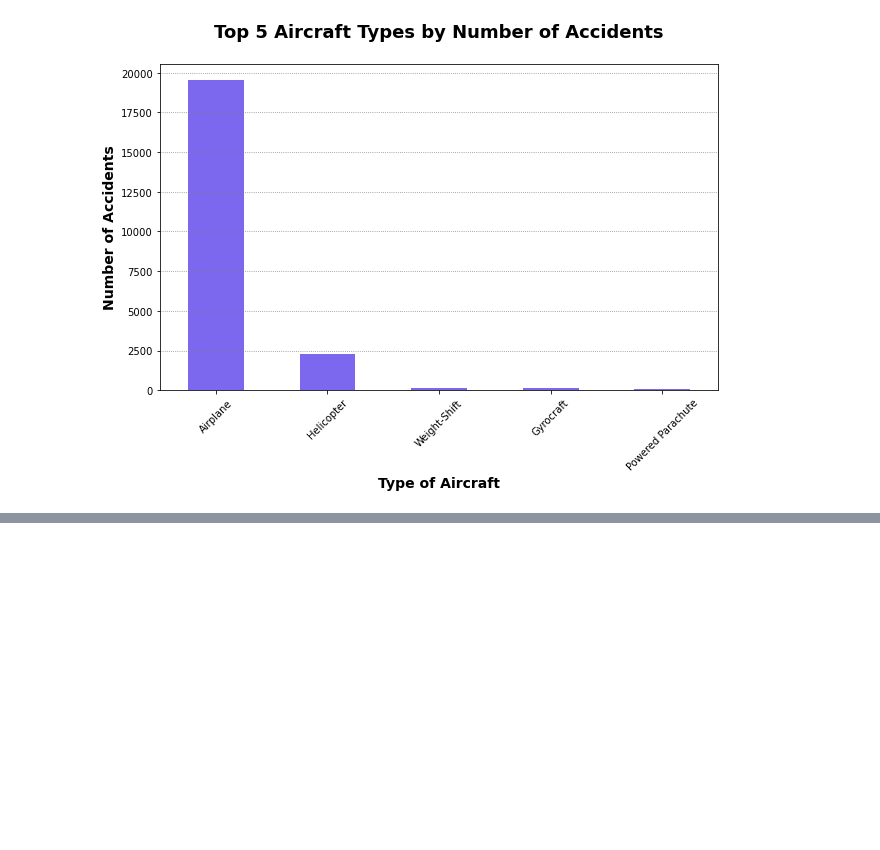
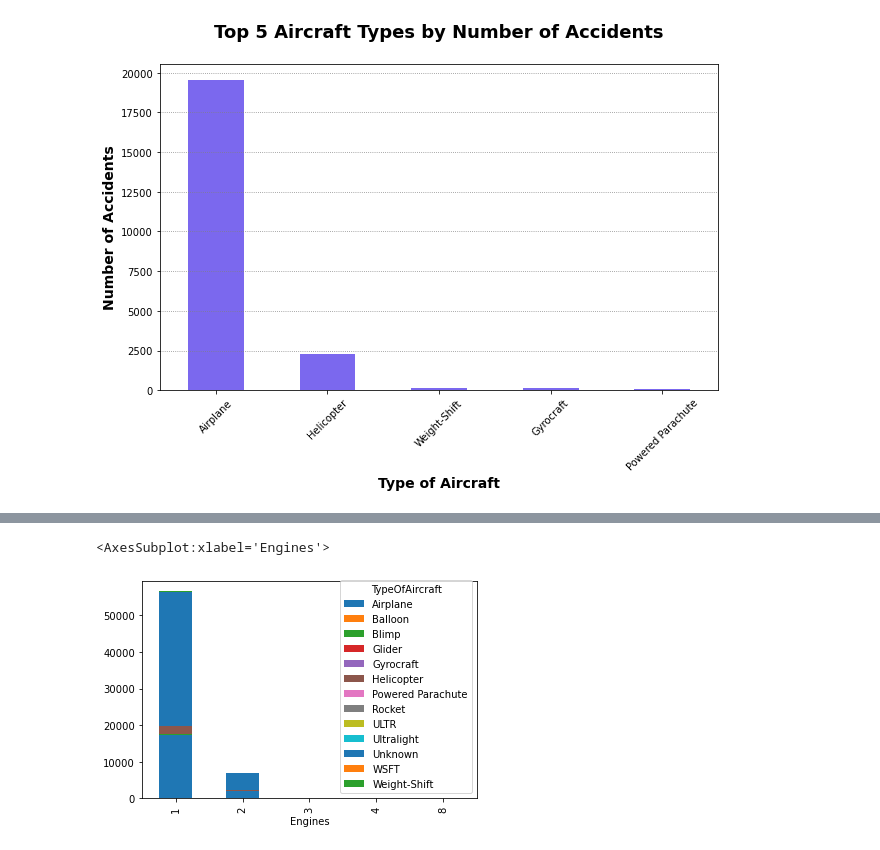
Before and after one commit to rurigi-waweru/dsfpt10-p1-dsc-phase-1-project, a Jupyter notebook: index.ipynb, the cells around one changed output, grey strips where cells are left out. Saved outputs shown, nothing was run; the diff lists cells and outputs as text; code cells hidden in the pictures; blank space fills up the shorter version.

```diff
--- a/index.ipynb
+++ b/index.ipynb
@@ -1349,0 +1318,6 @@ plt.show();
+# %%
+accidents_by_engine = df.groupby(['Engines', 'TypeOfAircraft']).size().unstack()
+accidents_by_engine.plot(kind='bar', stacked=True)
+# %% [output]
+<AxesSubplot:xlabel='Engines'>
+[figure, added]
```
Also changed, not shown: parts of 23 cells of this notebook, 1 other file.
